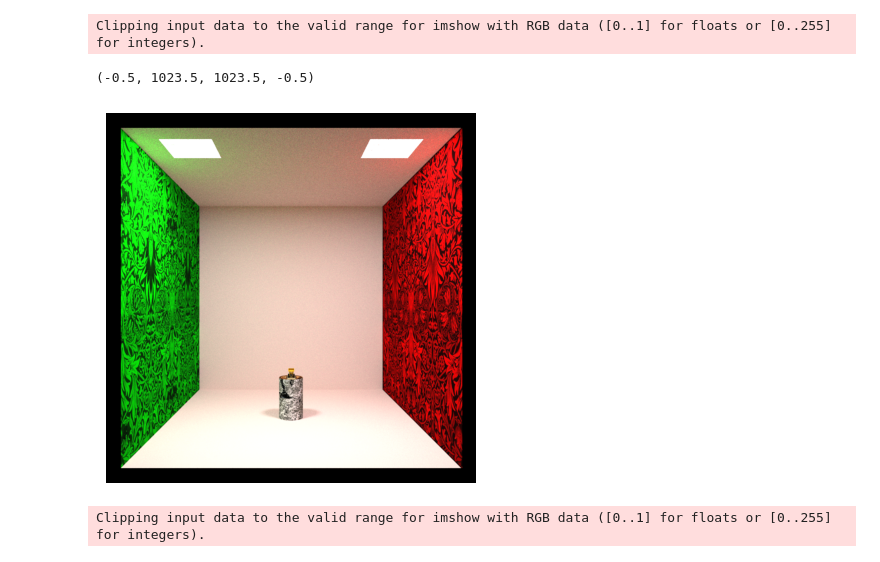
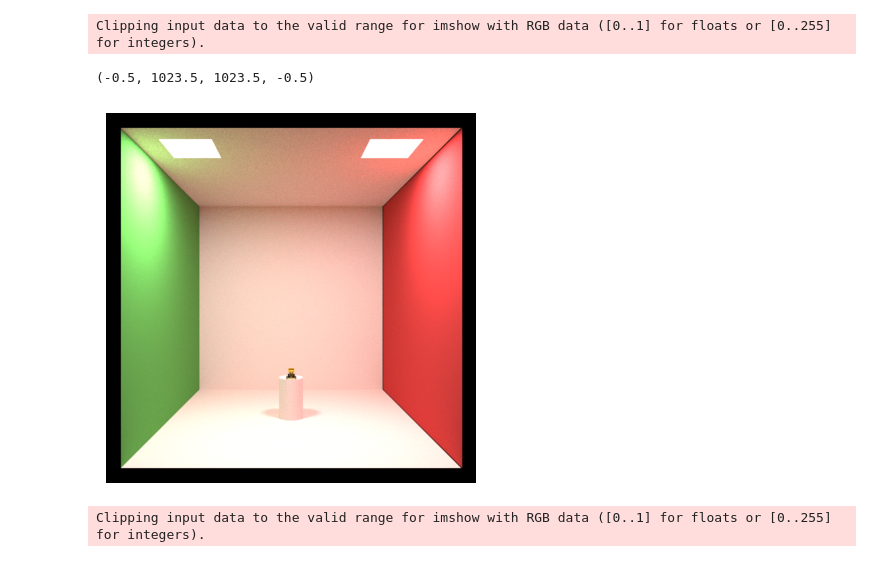
Before and after one commit to AryamanSharma17/ReGauss_data, a Jupyter notebook: mitsubatest.ipynb, the cells around one changed output. Cells and saved outputs as stored; diff of their text form; code cells hidden in the pictures.

Commit message:
VM add and texture change

```diff
--- a/mitsubatest.ipynb
+++ b/mitsubatest.ipynb
@@ -84,16 +87,16 @@ for bsdf in root.iter('bsdf'):
 
 tree.write('Scene_Data/cbox_lego_both.xml')
 # %%
-scene_bothn = mi.load_file("Scene_Data/storage.xml")
+scene_bothn = mi.load_file("Scene_Data/cbox_lego_textureless_both.xml")
 view_bothn = mi.render(scene_bothn, spp=128)
 bothn = plt.imshow(view_bothn** (1.0 / 2.2))
 
 plt.axis("off")
 # plt.imshow(cv2.cvtColor(both** (1.0/2.2), cv2.COLOR_BGR2RGB))
 # %% [output]
 Clipping input data to the valid range for imshow with RGB data ([0..1] for floats or [0..255] for integers).
 (-0.5, 1023.5, 1023.5, -0.5)
-[figure, old version]
+[figure, new version]
 # %%
 scene_left = mi.load_file("Scene_Data/cbox_left.xml")
 view_left = mi.render(scene_left, spp=1024)
```
Also changed, not shown: parts of 2 cells of this notebook, 3 other files.
